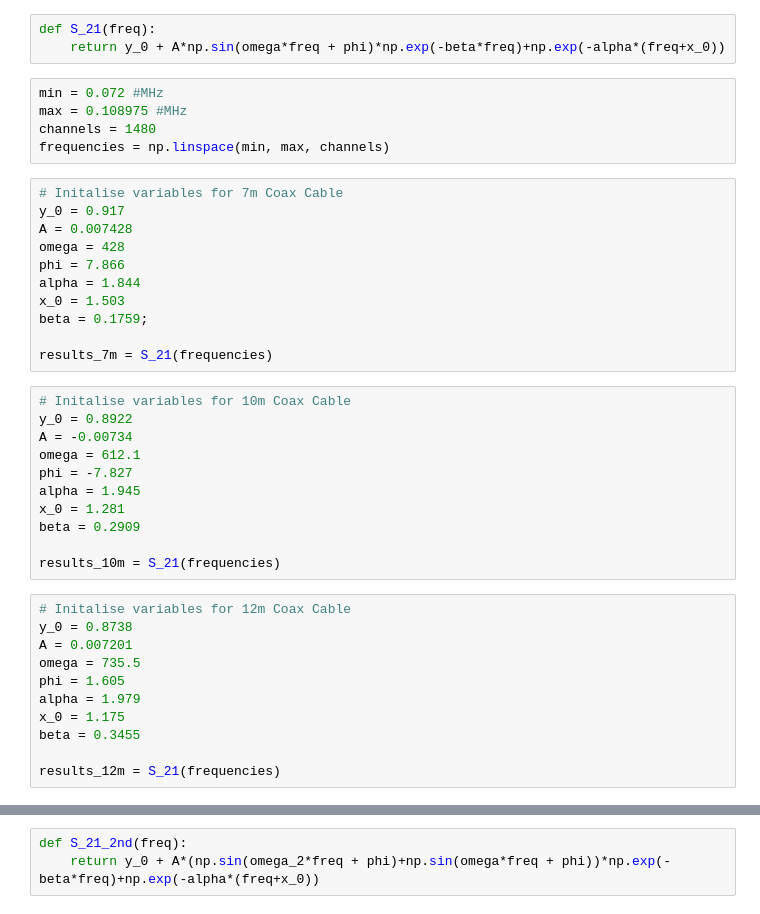
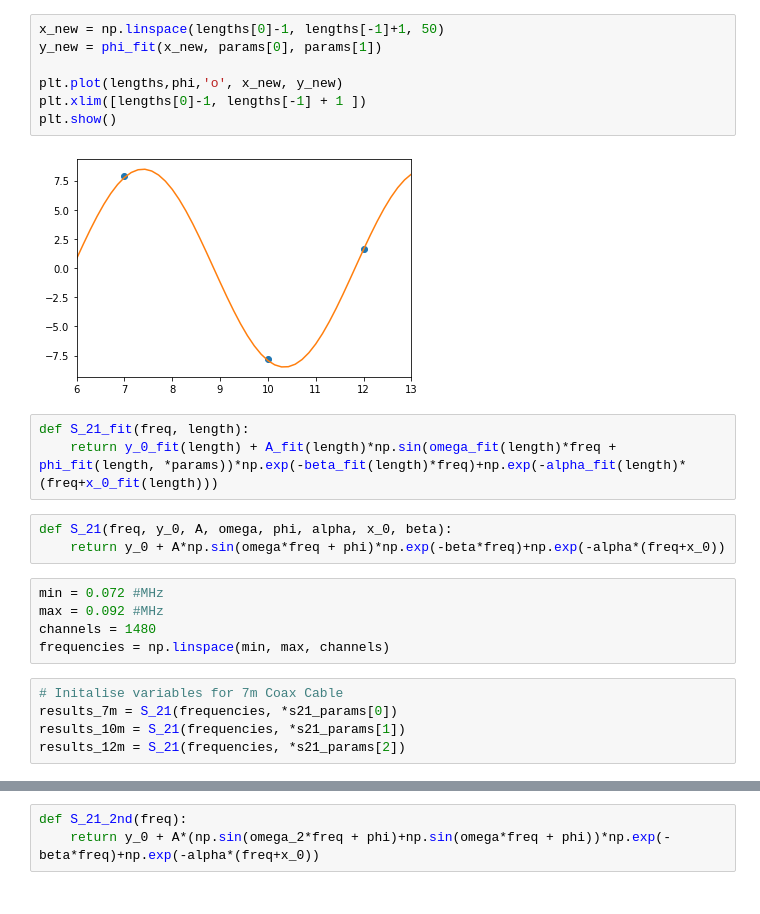
Before and after one commit to oharao/SKA_Power_Spectrum_and_EoR_Window, a Jupyter notebook: Cable Reflections.ipynb, the cells around one changed output, grey strips where cells are left out. Drawn from its saved outputs; the diff is of its cells as text.

```diff
--- a/Cable Reflections.ipynb
+++ b/Cable Reflections.ipynb
@@ -6,42 +57,26 @@ import h5py
+# %%
+x_new = np.linspace(lengths[0]-1, lengths[-1]+1, 50)
+y_new = phi_fit(x_new, params[0], params[1])
+
+plt.plot(lengths,phi,'o', x_new, y_new)
+plt.xlim([lengths[0]-1, lengths[-1] + 1 ])
+plt.show()
+# %% [output]
+[figure, added]
+# %%
+def S_21_fit(freq, length):
+    return y_0_fit(length) + A_fit(length)*np.sin(omega_fit(length)*freq + phi_fit(length, *params))*np.exp(-beta_fit(length)*freq)+np.exp(-alpha_fit(length)*(freq+x_0_fit(length)))
 # %%
-def S_21(freq):
+def S_21(freq, y_0, A, omega, phi, alpha, x_0, beta):
     return y_0 + A*np.sin(omega*freq + phi)*np.exp(-beta*freq)+np.exp(-alpha*(freq+x_0))
 # %%
 min = 0.072 #MHz
-max = 0.108975 #MHz
+max = 0.092 #MHz
 channels = 1480
 frequencies = np.linspace(min, max, channels)
 # %%
 # Initalise variables for 7m Coax Cable
-y_0 = 0.917
-A = 0.007428
-omega = 428
-phi = 7.866
-alpha = 1.844
-x_0 = 1.503
-beta = 0.1759;
-
-results_7m = S_21(frequencies)
+results_7m = S_21(frequencies, *s21_params[0])
+results_10m = S_21(frequencies, *s21_params[1])
+results_12m = S_21(frequencies, *s21_params[2])
-# %%
-# Initalise variables for 10m Coax Cable
-y_0 = 0.8922
-A = -0.00734
-omega = 612.1
-phi = -7.827
-alpha = 1.945
-x_0 = 1.281
-beta = 0.2909
-
-results_10m = S_21(frequencies)
-# %%
-# Initalise variables for 12m Coax Cable
-y_0 = 0.8738
-A = 0.007201
-omega = 735.5
-phi = 1.605
-alpha = 1.979
-x_0 = 1.175
-beta = 0.3455
-
-results_12m = S_21(frequencies)
 # %%
```
Also changed, not shown: parts of 12 cells of this notebook.
